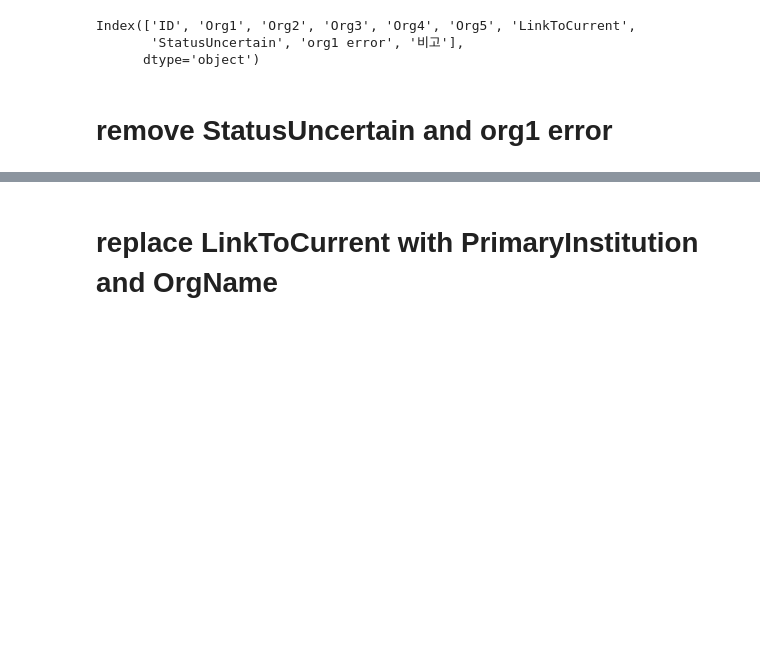
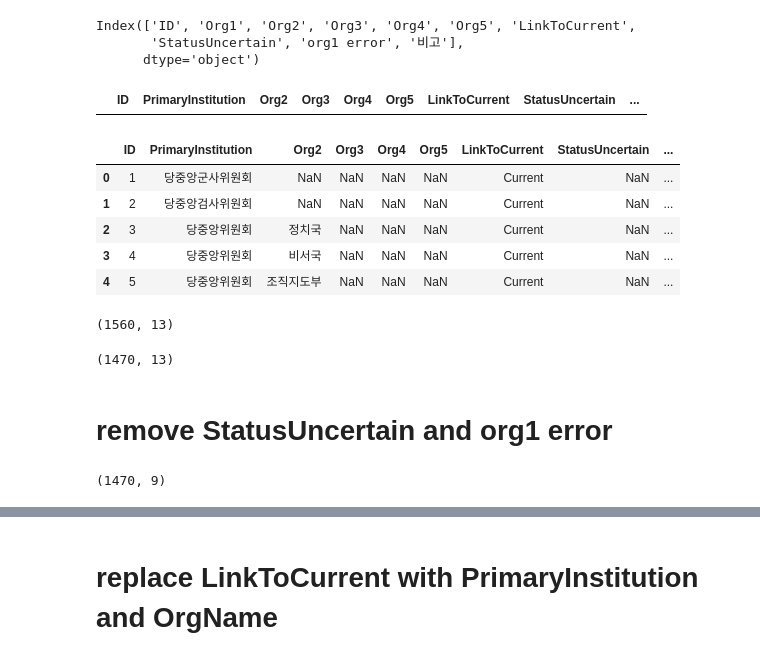
Before and after one commit to seouljake/nkelites, a Jupyter notebook: scripts/1 scripts - data cleaning and structuring/5.1.2 clean orgtree.ipynb, the cells around one changed output, grey strips where cells are left out. Saved outputs shown, nothing was run; the diff lists cells and outputs as text; code cells hidden in the pictures; blank space fills up the shorter version.

```diff
--- a/scripts/1 scripts - data cleaning and structuring/5.1.2 clean orgtree.ipynb
+++ b/scripts/1 scripts - data cleaning and structuring/5.1.2 clean orgtree.ipynb
@@ -61,6 +61,17 @@ orgtree.columns = ['ID', 'PrimaryInstitution', 'Org2', 'Org3', 'Org4', 'Org5', '
        'StatusUncertain', 'org1 error', '비고', 'InsideGov']
 # %%
 orgtree["OrgName"] = orgtree[["Org2","Org3","Org4","Org5"]].apply(lambda row: "_".join([str(item) for item in [row["Org2"],row["Org3"],row["Org4"],row["Org5"]] if item is not np.nan]),axis=1)
+# %%
+# remove all white spaces from PrimaryInstitution
+orgtree["PrimaryInstitution"] = orgtree["PrimaryInstitution"].replace({" ":"","\n":""},regex=True)
+# %%
+# remove all white spaces from OrgName
+orgtree["OrgName"] = orgtree["OrgName"].replace({" ":"","\n":""},regex=True)
+# %%
+# verify no PrimaryInstitution are ""
+orgtree[orgtree.PrimaryInstitution == ""]
+# %% [output]
+|  | ID | PrimaryInstitution | Org2 | Org3 | Org4 | Org5 | LinkToCurrent | StatusUncertain | ... |
 # %%
 orgtree["ImmediateSuperiorOrg"] = orgtree["OrgName"].apply(lambda row: "_".join(row.split("_")[:-1]))
 # %%
@@ -67,4 +79,22 @@ orgtree["ImmediateSuperiorOrg"] = orgtree["OrgName"].apply(lambda row: "_".join(
 orgtree.loc[orgtree.LinkToCurrent=="NAN"] = np.nan
+# %%
+orgtree[0:5]
+# %% [output]
+|  | ID | PrimaryInstitution | Org2 | Org3 | Org4 | Org5 | LinkToCurrent | StatusUncertain | ... |
+| 0 | 1 | 당중앙군사위원회 | NaN | NaN | NaN | NaN | Current | NaN | ... |
+| 1 | 2 | 당중앙검사위원회 | NaN | NaN | NaN | NaN | Current | NaN | ... |
+| 2 | 3 | 당중앙위원회 | 정치국 | NaN | NaN | NaN | Current | NaN | ... |
+| 3 | 4 | 당중앙위원회 | 비서국 | NaN | NaN | NaN | Current | NaN | ... |
+| 4 | 5 | 당중앙위원회 | 조직지도부 | NaN | NaN | NaN | Current | NaN | ... |
+# %%
+orgtree.shape
+# %% [output]
+(1560, 13)
+# %%
+orgtree = orgtree[~orgtree.ID.isna()]
+orgtree.shape
+# %% [output]
+(1470, 13)
 # %%
 select_columns = ["ID","InsideGov",
                   "PrimaryInstitution","OrgName","ImmediateSuperiorOrg",
@@ -74,6 +104,9 @@ orgtree_concise = orgtree[select_columns]
 # remove StatusUncertain and org1 error
 # %%
 orgtree = orgtree_concise
+orgtree.shape
+# %% [output]
+(1470, 9)
 # %%
 # confirm no overlap between the two variables
 orgtree[~orgtree["org1 error"].isna() & ~orgtree["StatusUncertain"].isna()]
```
Also changed, not shown: parts of 78 cells of this notebook, 4 other files.
